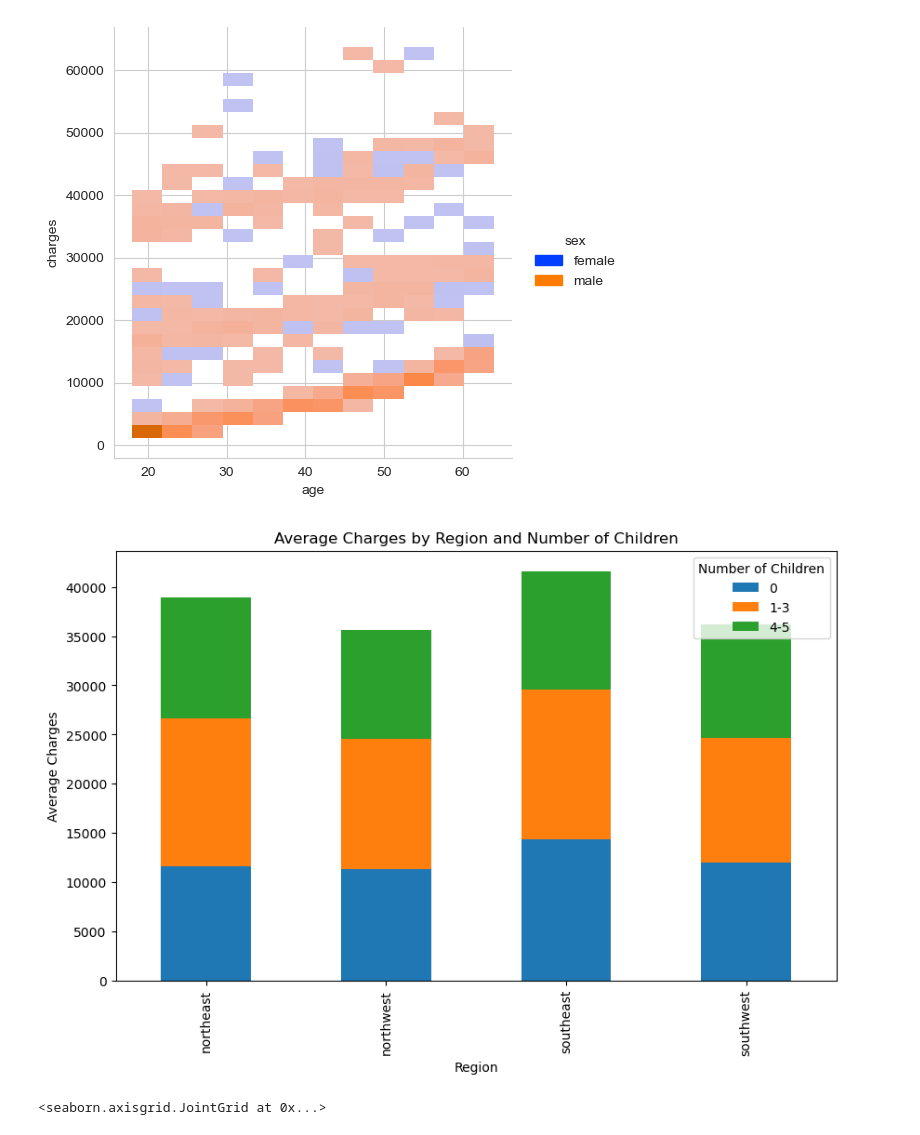
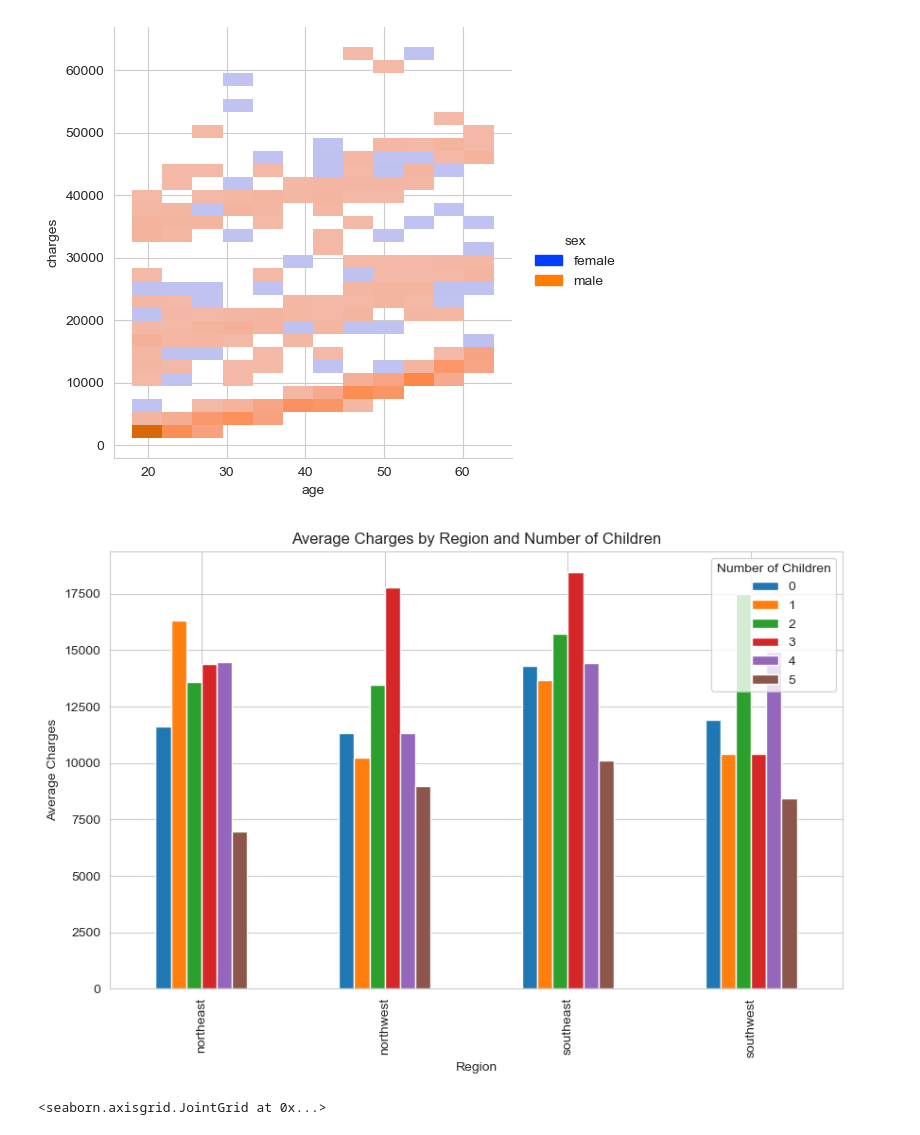
Before and after one commit to ubco-W2022T2-data301/project-group-group40, a Jupyter notebook: analysis/analysis1.ipynb, the cells around one changed output. Cells and saved outputs as stored; diff of their text form; code cells hidden in the pictures.

Commit message:
Graphs

```diff
--- a/analysis/analysis1.ipynb
+++ b/analysis/analysis1.ipynb
@@ -37,29 +41,28 @@ df = sns.displot(x='age', hue = 'sex', y='charges', data=project_data, palette='
 # %%
 
 
 import pandas as pd
 import matplotlib.pyplot as plt
 
-# load the data
 df = pd.read_csv('../data/raw/Medical_Cost.csv')
 
-df['children_group'] = pd.cut(df['children'], bins=[-1, 0, 3, 5], labels=['0-2', '4', '4-5'])
+df['children_group'] = pd.cut(df['children'], bins=[-1, 0, 1, 2, 3, 4, 5, 6], labels=['0', '1', '2', '3', '4', '5', '6+'])
 
-# create a pivot table to aggregate the data by region and children
+
 pivot_table = pd.pivot_table(df, index='region', columns='children_group', values='charges', aggfunc='mean')
 
-# create a stacked bar chart to compare the average charges by region and children
+
 fig, ax = plt.subplots(figsize=(10, 6))
-pivot_table.plot(kind='bar', stacked=True, ax=ax)
+pivot_table.plot(kind='bar', ax=ax)
 
-# customize the plot
+
 ax.set_title('Average Charges by Region and Number of Children')
 ax.set_xlabel('Region')
 ax.set_ylabel('Average Charges')
-ax.legend(title='Number of Children', loc='upper right')
+ax.legend(title='Number of Children')
 plt.show()
 # %% [output]
-[figure, old version]
+[figure, new version]
 # %%
 import pandas as pd
 import seaborn as sns
```
Also changed, not shown: parts of 2 cells of this notebook, 1 other file.
